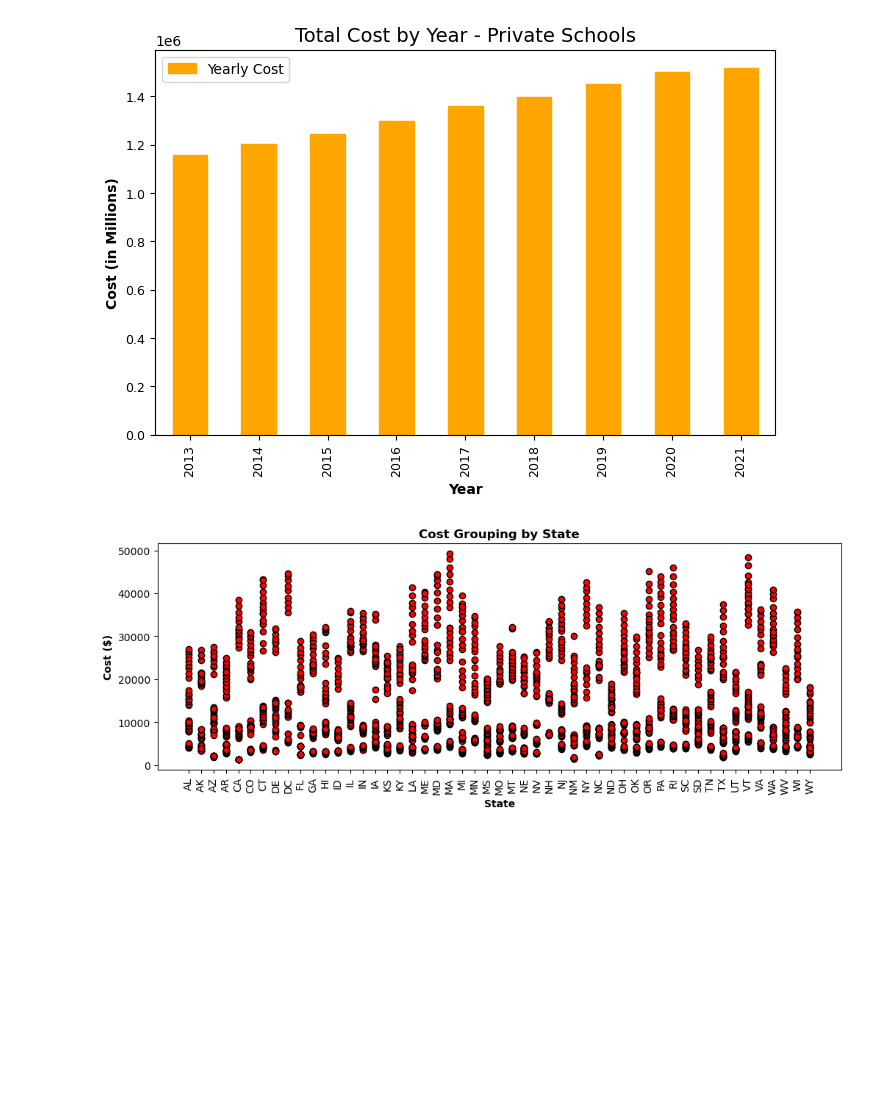
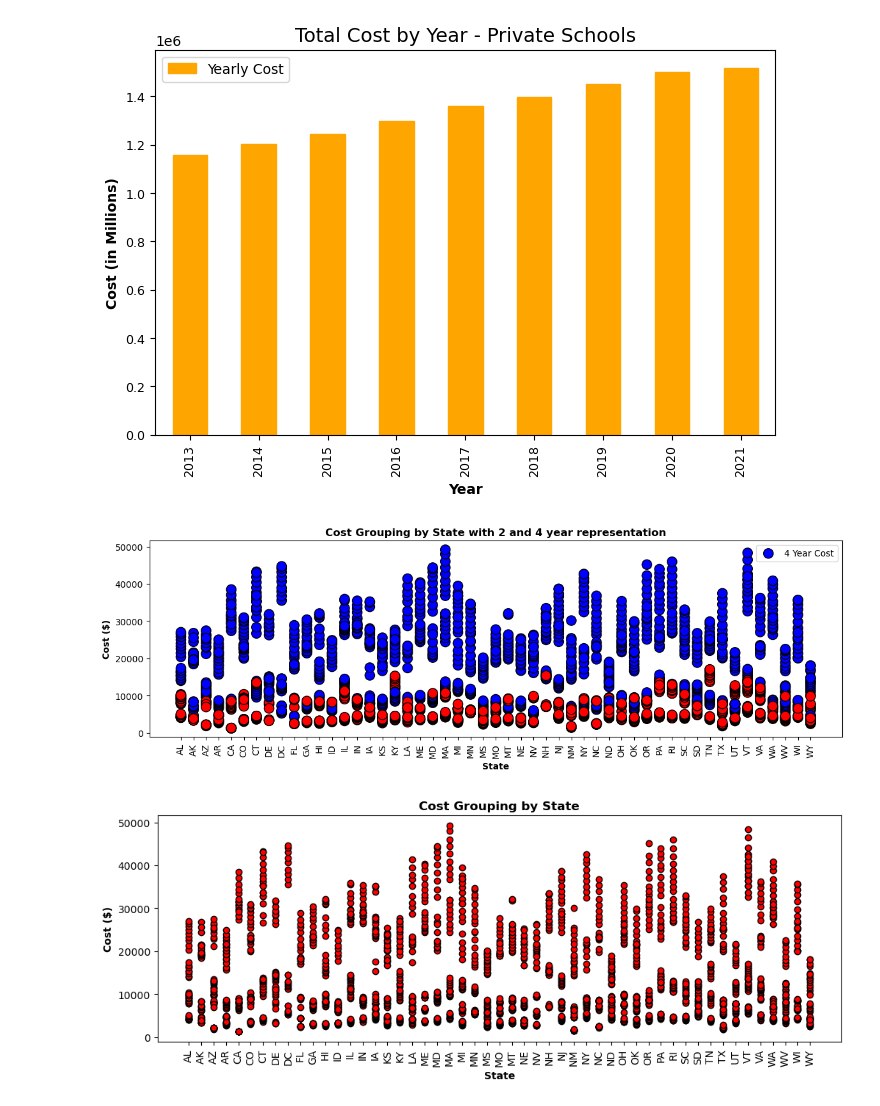
Before and after one commit to anthonybpino/Project-1-Undergrad-Student-Data, a Jupyter notebook: cost_state_2019_2021.ipynb, the cells around one changed output. Saved outputs shown, nothing was run; the diff lists cells and outputs as text; code cells hidden in the pictures; blank space fills up the shorter version.

Commit message:
added multi color scatter to code and powerpoint

```diff
--- a/cost_state_2019_2021.ipynb
+++ b/cost_state_2019_2021.ipynb
@@ -820,6 +820,21 @@ plt.show()
 #private_group_year_cost
 # %% [output]
 [figure]
+# %%
+plt.figure(figsize=(14, 4))
+colors = np.where(fees_tuition_data.Length == "2-year", "r", "b")
+plt.scatter(fees_tuition_data["State Code"], fees_tuition_data["Cost"], s=120, c=colors,
+            marker="o", facecolors="red", edgecolors="black")
+plt.legend(labels=["4 Year Cost"])
+plt.xticks(rotation="vertical")
+plt.title("Cost Grouping by State with 2 and 4 year representation",
+          fontweight="bold")
+plt.ylabel("Cost ($)", fontweight="bold")
+plt.xlabel("State", fontweight="bold")
+
+plt.show()
+# %% [output]
+[figure, added]
 # %%
 plt.figure(figsize=(12, 4))
 plt.scatter(fees_tuition_data["State Code"], fees_tuition_data["Cost"],
```
Also changed, not shown: 3 other files.
